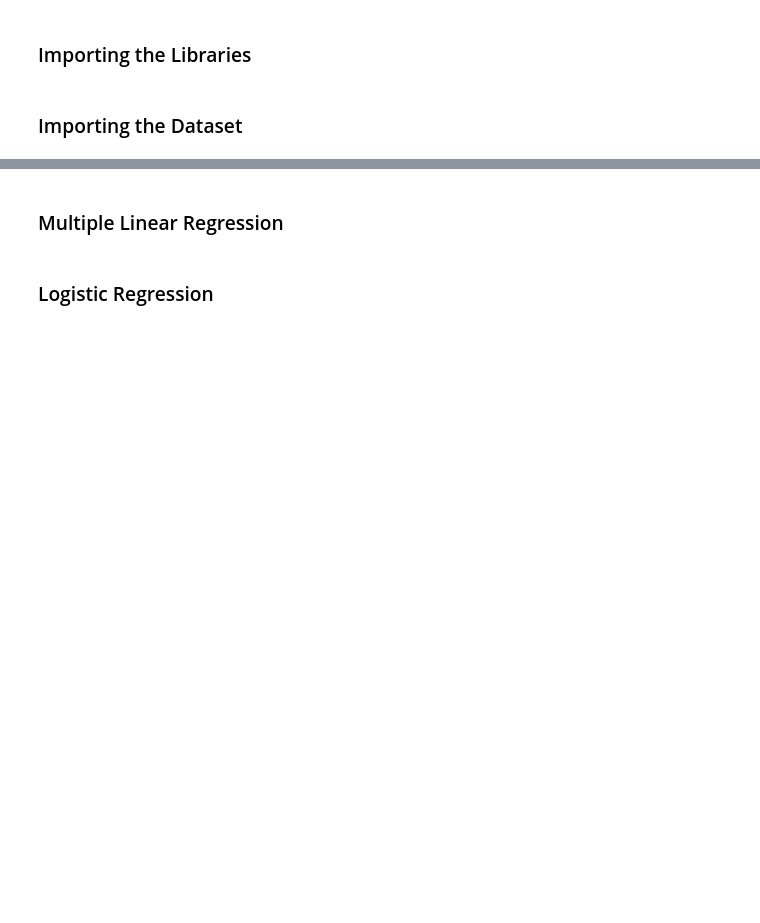
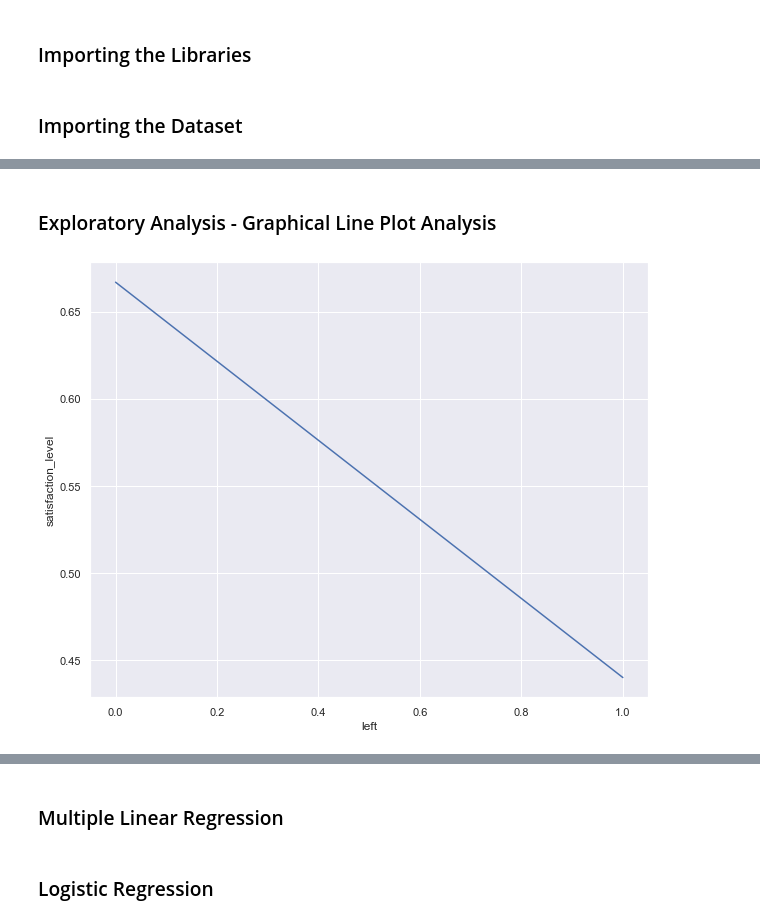
Before and after one commit to morganhardin/DS160_Final_Project_MEH, a Jupyter notebook: DS160_Final_Project_MEH.ipynb, the cells around one changed output, grey strips where cells are left out. Drawn from its saved outputs; the diff is of its cells as text; code cells hidden in the pictures; blank space fills up the shorter version.

```diff
--- a/DS160_Final_Project_MEH.ipynb
+++ b/DS160_Final_Project_MEH.ipynb
@@ -27,0 +150,8 @@ import seaborn as sns
+# %% [markdown]
+### Exploratory Analysis - Graphical Line Plot Analysis
+# %%
+sns.set(rc = {'figure.figsize': (10, 8)})
+sns.lineplot(x = 'left', y = 'satisfaction_level', ci = None, data = data)
+plt.show()
+# %% [output]
+[figure, added]
```
Also changed, not shown: parts of 45 cells of this notebook.
